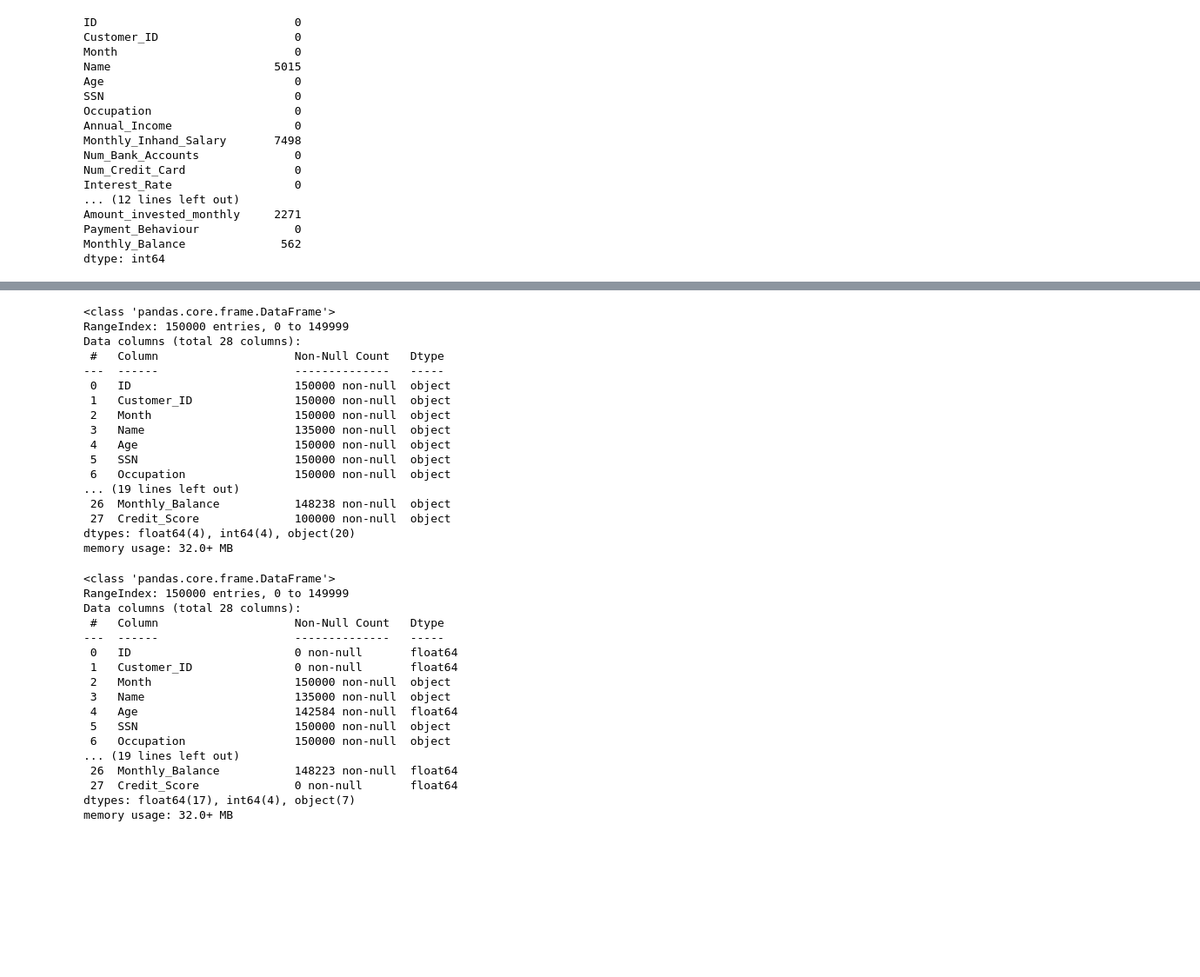
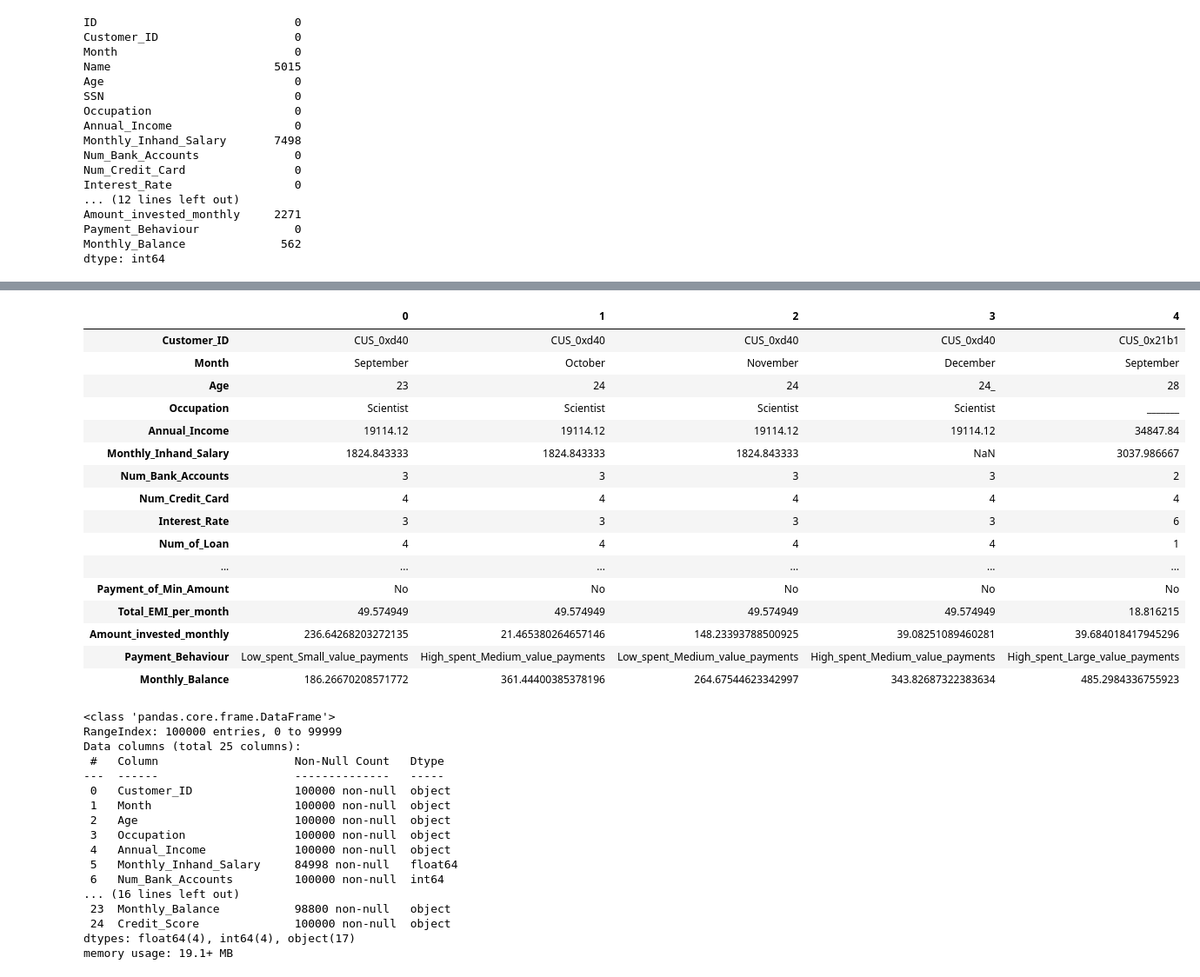
Before and after one commit to zizo155/Credit-Score-Classification, a Jupyter notebook: Credit Score Classification.ipynb, the cells around one changed output, grey strips where cells are left out. Shown at 87% size. Cells and saved outputs as stored; diff of their text form; code cells hidden in the pictures; blank space fills up the shorter version.

Commit message:
-Cleaning data

```diff
--- a/Credit Score Classification.ipynb
+++ b/Credit Score Classification.ipynb
@@ -206,45 +236,40 @@ dtype: int64
+# %%
+df_test.head().T
+# %% [output]
+|  | 0 | 1 | 2 | 3 | 4 |
+| Customer_ID | CUS_0xd40 | CUS_0xd40 | CUS_0xd40 | CUS_0xd40 | CUS_0x21b1 |
+| Month | September | October | November | December | September |
+| Age | 23 | 24 | 24 | 24_ | 28 |
+| Occupation | Scientist | Scientist | Scientist | Scientist | _______ |
+| Annual_Income | 19114.12 | 19114.12 | 19114.12 | 19114.12 | 34847.84 |
+| Monthly_Inhand_Salary | 1824.843333 | 1824.843333 | 1824.843333 | NaN | 3037.986667 |
+| Num_Bank_Accounts | 3 | 3 | 3 | 3 | 2 |
+| Num_Credit_Card | 4 | 4 | 4 | 4 | 4 |
+| Interest_Rate | 3 | 3 | 3 | 3 | 6 |
+| Num_of_Loan | 4 | 4 | 4 | 4 | 1 |
+| ... | ... | ... | ... | ... | ... |
+| Payment_of_Min_Amount | No | No | No | No | No |
+| Total_EMI_per_month | 49.574949 | 49.574949 | 49.574949 | 49.574949 | 18.816215 |
+| Amount_invested_monthly | 236.64268203272135 | 21.465380264657146 | 148.23393788500925 | 39.08251089460281 | 39.684018417945296 |
+| Payment_Behaviour | Low_spent_Small_value_payments | High_spent_Medium_value_payments | Low_spent_Medium_value_payments | High_spent_Medium_value_payments | High_spent_Large_value_payments |
+| Monthly_Balance | 186.26670208571772 | 361.44400385378196 | 264.67544623342997 | 343.82687322383634 | 485.2984336755923 |
 # %%
-df.info()
+df_train.info()
 # %% [output]
 <class 'pandas.core.frame.DataFrame'>
-RangeIndex: 150000 entries, 0 to 149999
-Data columns (total 28 columns):
+RangeIndex: 100000 entries, 0 to 99999
+Data columns (total 25 columns):
  #   Column                    Non-Null Count   Dtype
 ---  ------                    --------------   -----
- 0   ID                        150000 non-null  object
- 1   Customer_ID               150000 non-null  object
- 2   Month                     150000 non-null  object
- 3   Name                      135000 non-null  object
- 4   Age                       150000 non-null  object
- 5   SSN                       150000 non-null  object
- 6   Occupation                150000 non-null  object
-... (19 lines left out)
- 26  Monthly_Balance           148238 non-null  object
- 27  Credit_Score              100000 non-null  object
-dtypes: float64(4), int64(4), object(20)
-memory usage: 32.0+ MB
+ 0   Customer_ID               100000 non-null  object
+ 1   Month                     100000 non-null  object
+ 2   Age                       100000 non-null  object
+ 3   Occupation                100000 non-null  object
+ 4   Annual_Income             100000 non-null  object
+ 5   Monthly_Inhand_Salary     84998 non-null   float64
+ 6   Num_Bank_Accounts         100000 non-null  int64
+... (16 lines left out)
+ 23  Monthly_Balance           98800 non-null   object
+ 24  Credit_Score              100000 non-null  object
+dtypes: float64(4), int64(4), object(17)
+memory usage: 19.1+ MB
-# %%
-# List of columns to convert to numeric
-numeric_columns = ['ID','Customer_ID','Age', 'Annual_Income', 'Num_of_Loan', 'Num_of_Delayed_Payment', 'Changed_Credit_Limit',
-                   'Outstanding_Debt', 'Credit_History_Age', 'Amount_invested_monthly', 'Monthly_Balance', 'Credit_Score']
-
-# Convert columns to numeric
-df[numeric_columns] = df[numeric_columns].apply(pd.to_numeric, errors='coerce')
-# %% [output]
-<class 'pandas.core.frame.DataFrame'>
-RangeIndex: 150000 entries, 0 to 149999
-Data columns (total 28 columns):
- #   Column                    Non-Null Count   Dtype
----  ------                    --------------   -----
- 0   ID                        0 non-null       float64
- 1   Customer_ID               0 non-null       float64
- 2   Month                     150000 non-null  object
- 3   Name                      135000 non-null  object
- 4   Age                       142584 non-null  float64
- 5   SSN                       150000 non-null  object
- 6   Occupation                150000 non-null  object
-... (19 lines left out)
- 26  Monthly_Balance           148223 non-null  float64
- 27  Credit_Score              0 non-null       float64
-dtypes: float64(17), int64(4), object(7)
-memory usage: 32.0+ MB
```
Also changed, not shown: parts of 12 cells of this notebook.
